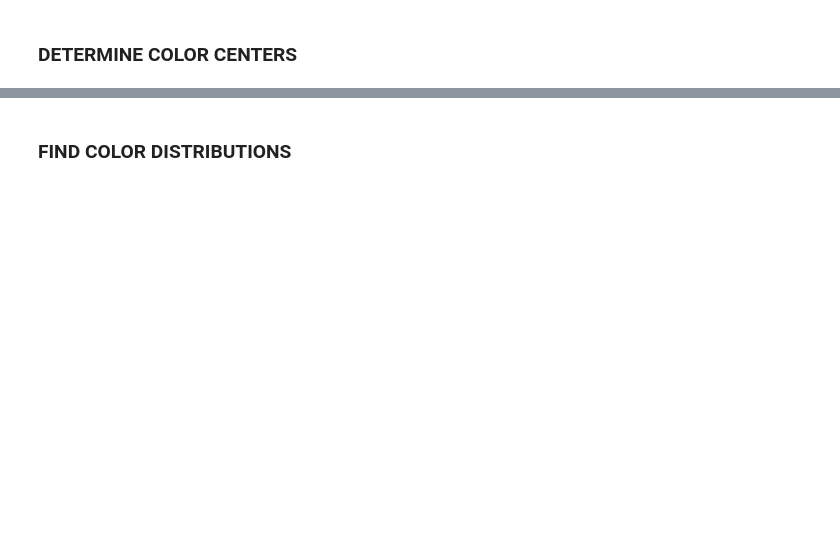
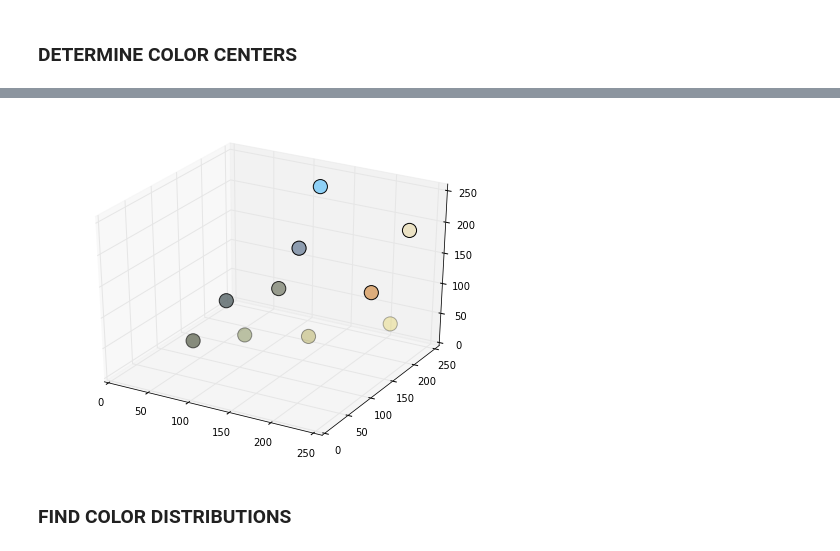
Before and after one commit to MPMakris/Photo_Pro, a Jupyter notebook: notebooks/Demonstrate Featurization.ipynb, the cells around one changed output, grey strips where cells are left out. Drawn from its saved outputs; the diff is of its cells as text; code cells hidden in the pictures; blank space fills up the shorter version.

Commit message:
new visuals

```diff
--- a/notebooks/Demonstrate Featurization.ipynb
+++ b/notebooks/Demonstrate Featurization.ipynb
@@ -100,5 +104,5 @@ def find_dominant_colors(color_array, num_colors):
 # %%
 dims = image_array_rgb.shape
 # %%
-n = 5
+n = 10
 color_model, X_out = find_dominant_colors(image_array_rgb, n)
@@ -122,11 +126,13 @@ plt.savefig('visuals/{}_reconstructed_{}_ctrs.jpg'.format(name_simple, n))
 # %%
 fig = plt.figure(figsize=(8,6))
 ax = fig.add_subplot(111, projection='3d')
-Axes3D.scatter(ax, xs=centers[:,0], ys=centers[:,1], zs=centers[:,2], zdir='z', s=50, c=centers/255, depthshade=True)
+Axes3D.scatter(ax, xs=centers[:,0], ys=centers[:,1], zs=centers[:,2], zdir='z', s=200, c=centers/255, depthshade=True)
 ax.set_xlim3d(0, 255)
 ax.set_ylim3d(0,255)
 ax.set_zlim3d(0,255)
-plt.savefig('visuals/{}_colors_3D.jpg'.format(name_simple))
+plt.savefig('visuals/{}_colors_3D_{}_ctrs.jpg'.format(name_simple, n))
+# %% [output]
+[figure, added]
 # %% [markdown]
 ### FIND COLOR DISTRIBUTIONS
 # %%
```
Also changed, not shown: parts of 13 cells of this notebook, 32 other files.
